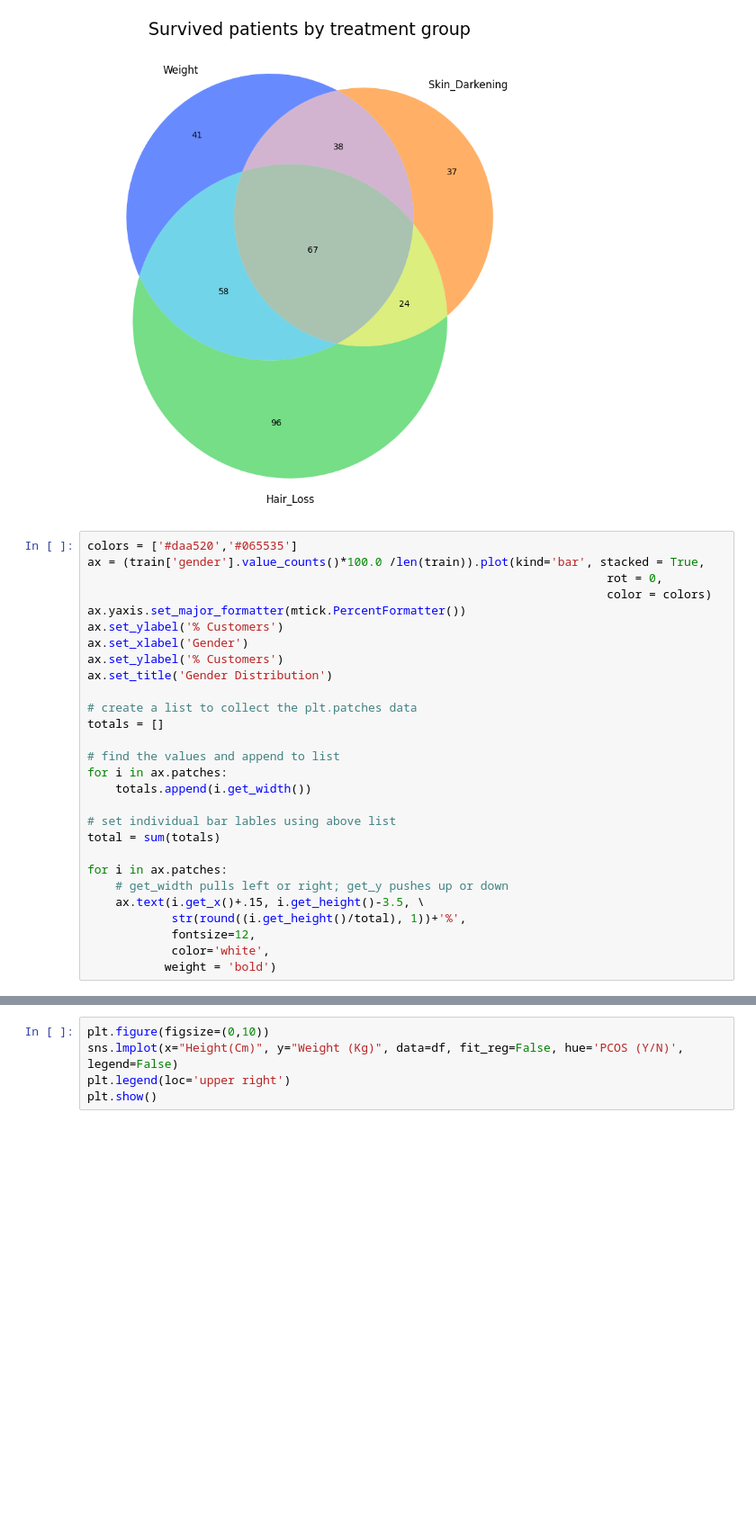
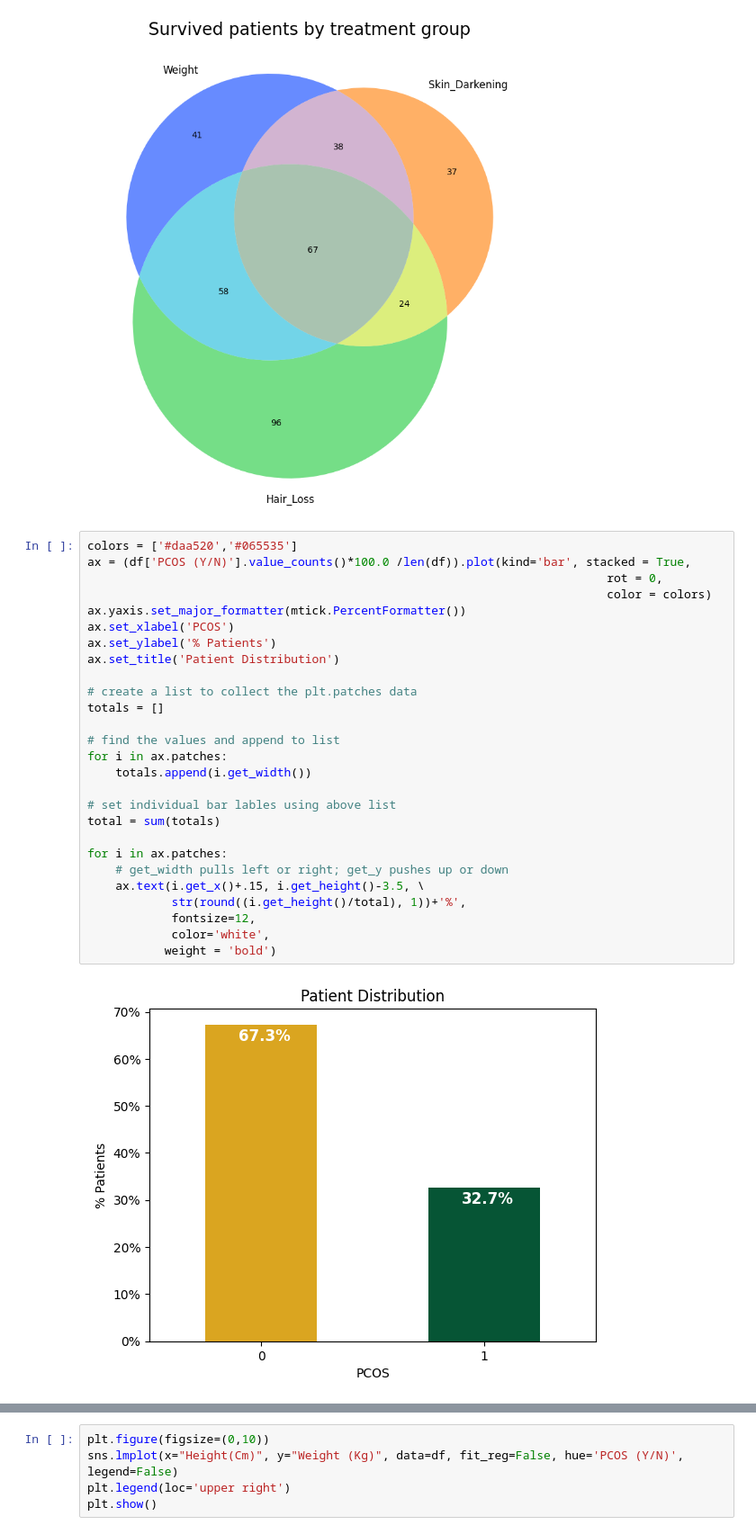
Before and after one commit to leylatulu/PCOS-Prediction, a Jupyter notebook: analysis.ipynb, the cells around one changed output, grey strips where cells are left out. Shown at 90% size. Cells and saved outputs as stored; diff of their text form; blank space fills up the shorter version.

```diff
--- a/analysis.ipynb
+++ b/analysis.ipynb
@@ -447,29 +448,30 @@ plt.show()
 [figure]
 # %%
 colors = ['#daa520','#065535']
-ax = (train['gender'].value_counts()*100.0 /len(train)).plot(kind='bar', stacked = True,
+ax = (df['PCOS (Y/N)'].value_counts()*100.0 /len(df)).plot(kind='bar', stacked = True,
                                                                           rot = 0,
                                                                           color = colors)
 ax.yaxis.set_major_formatter(mtick.PercentFormatter())
-ax.set_ylabel('% Customers')
-ax.set_xlabel('Gender')
-ax.set_ylabel('% Customers')
-ax.set_title('Gender Distribution')
+ax.set_xlabel('PCOS')
+ax.set_ylabel('% Patients')
+ax.set_title('Patient Distribution')
 
 # create a list to collect the plt.patches data
 totals = []
 
 # find the values and append to list
 for i in ax.patches:
     totals.append(i.get_width())
 
 # set individual bar lables using above list
 total = sum(totals)
 
 for i in ax.patches:
     # get_width pulls left or right; get_y pushes up or down
     ax.text(i.get_x()+.15, i.get_height()-3.5, \
             str(round((i.get_height()/total), 1))+'%',
             fontsize=12,
             color='white',
            weight = 'bold')
+# %% [output]
+[figure, added]
```
Also changed, not shown: parts of 3 cells of this notebook.
